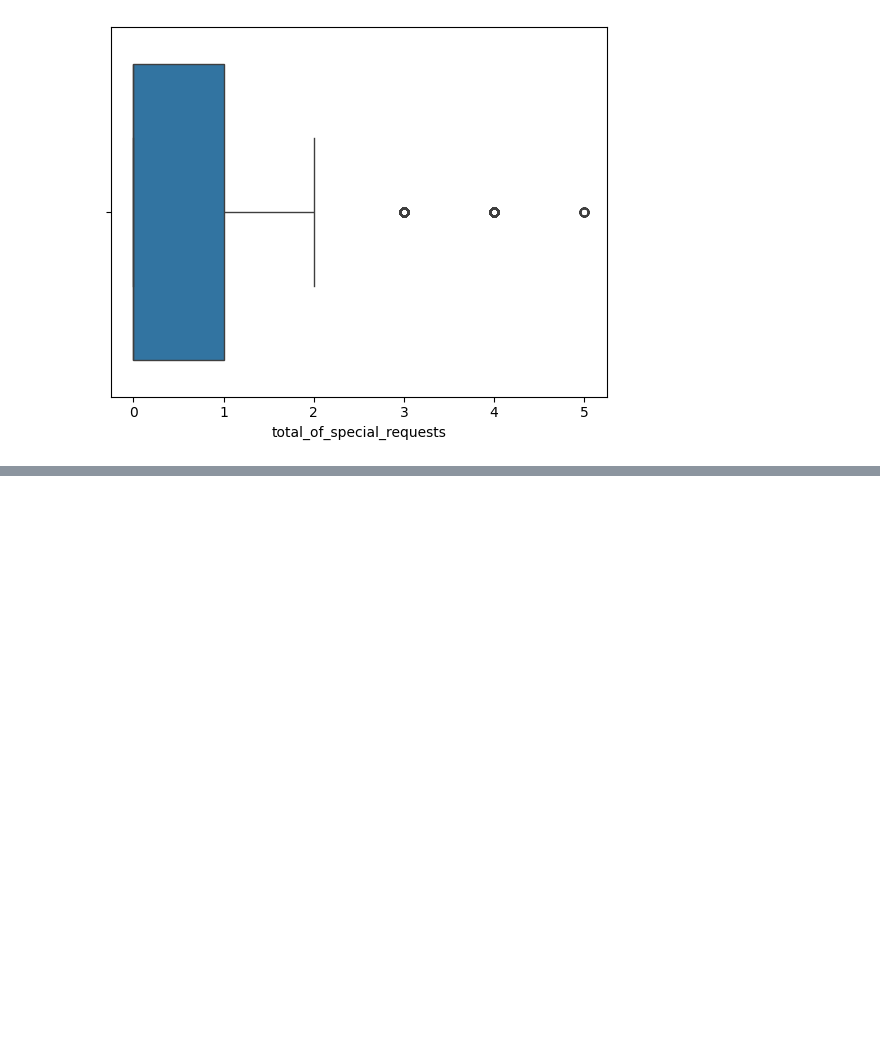
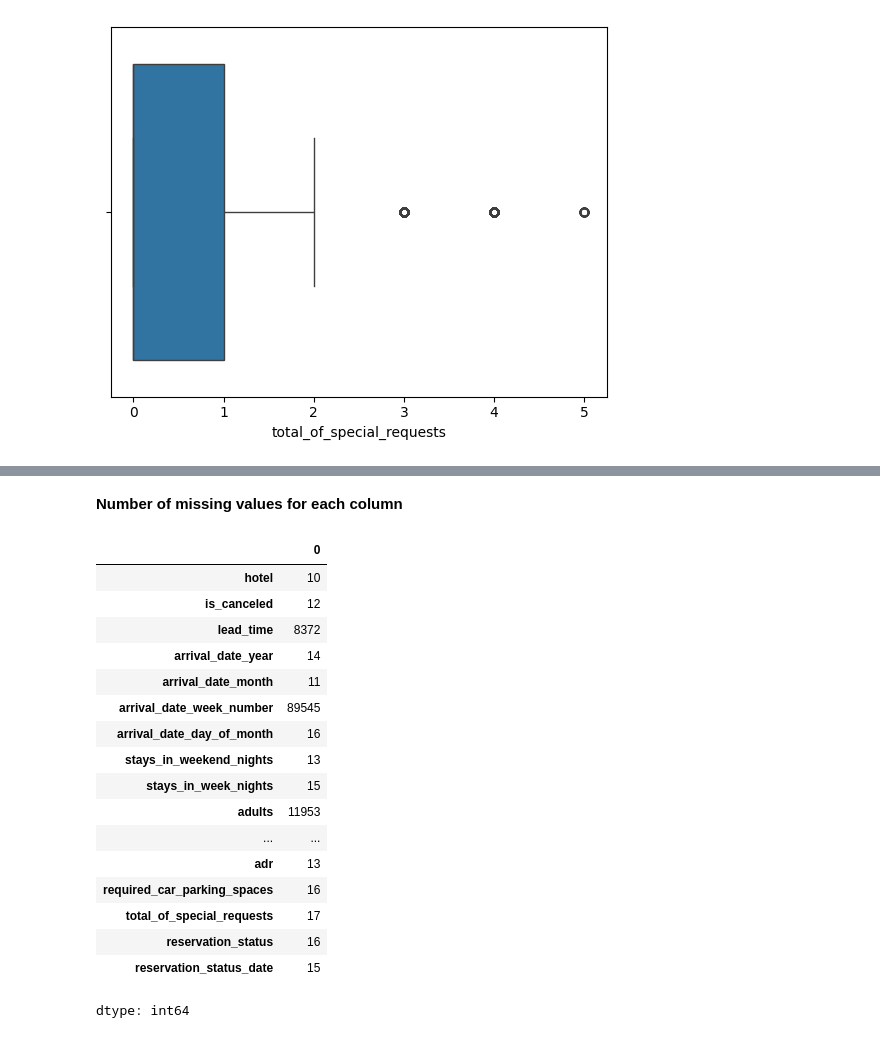
Before and after one commit to Kekkles1/BI-Colab, a Jupyter notebook: BI Assignment.ipynb, the cells around one changed output, grey strips where cells are left out. Saved outputs shown, nothing was run; the diff lists cells and outputs as text; code cells hidden in the pictures; blank space fills up the shorter version.

```diff
--- a/BI Assignment.ipynb
+++ b/BI Assignment.ipynb
@@ -474,0 +550,23 @@ sns.pairplot(df)
+# %% [markdown]
+**Number of missing values for each column**
+# %%
+df.isnull().sum()
+# %% [output]
+|  | 0 |
+| hotel | 10 |
+| is_canceled | 12 |
+| lead_time | 8372 |
+| arrival_date_year | 14 |
+| arrival_date_month | 11 |
+| arrival_date_week_number | 89545 |
+| arrival_date_day_of_month | 16 |
+| stays_in_weekend_nights | 13 |
+| stays_in_week_nights | 15 |
+| adults | 11953 |
+| ... | ... |
+| adr | 13 |
+| required_car_parking_spaces | 16 |
+| total_of_special_requests | 17 |
+| reservation_status | 16 |
+| reservation_status_date | 15 |
+dtype: int64
```
Also changed, not shown: parts of 21 cells of this notebook.
